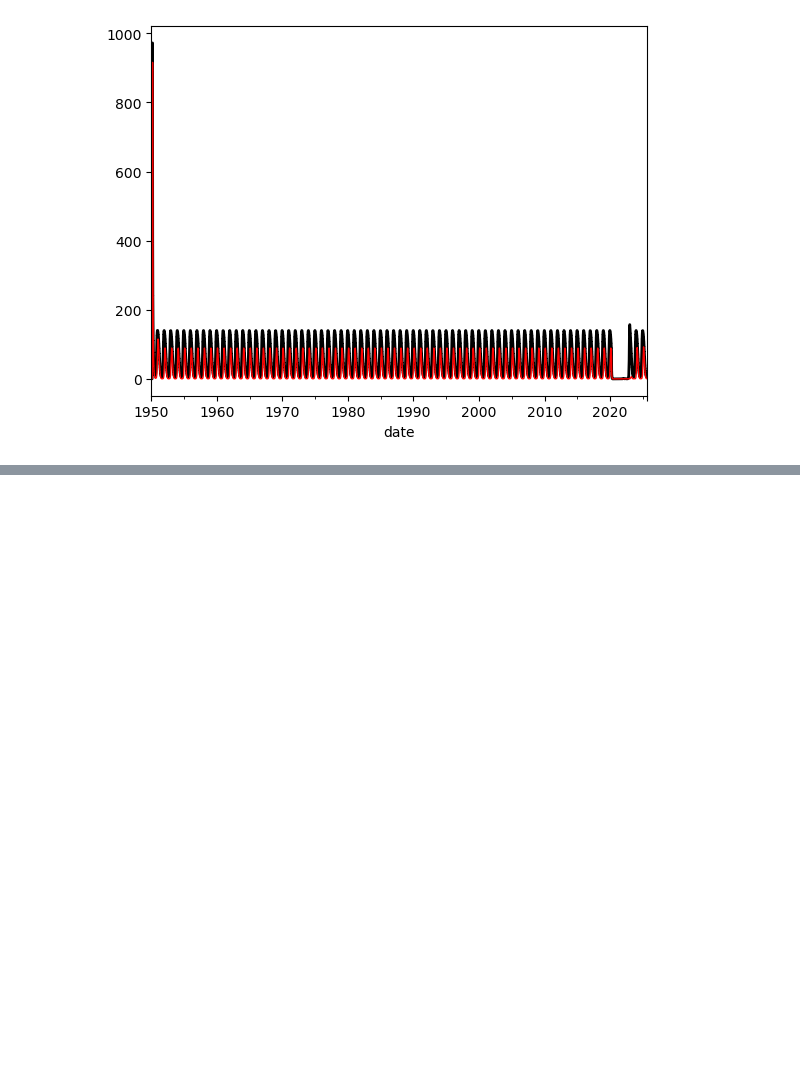
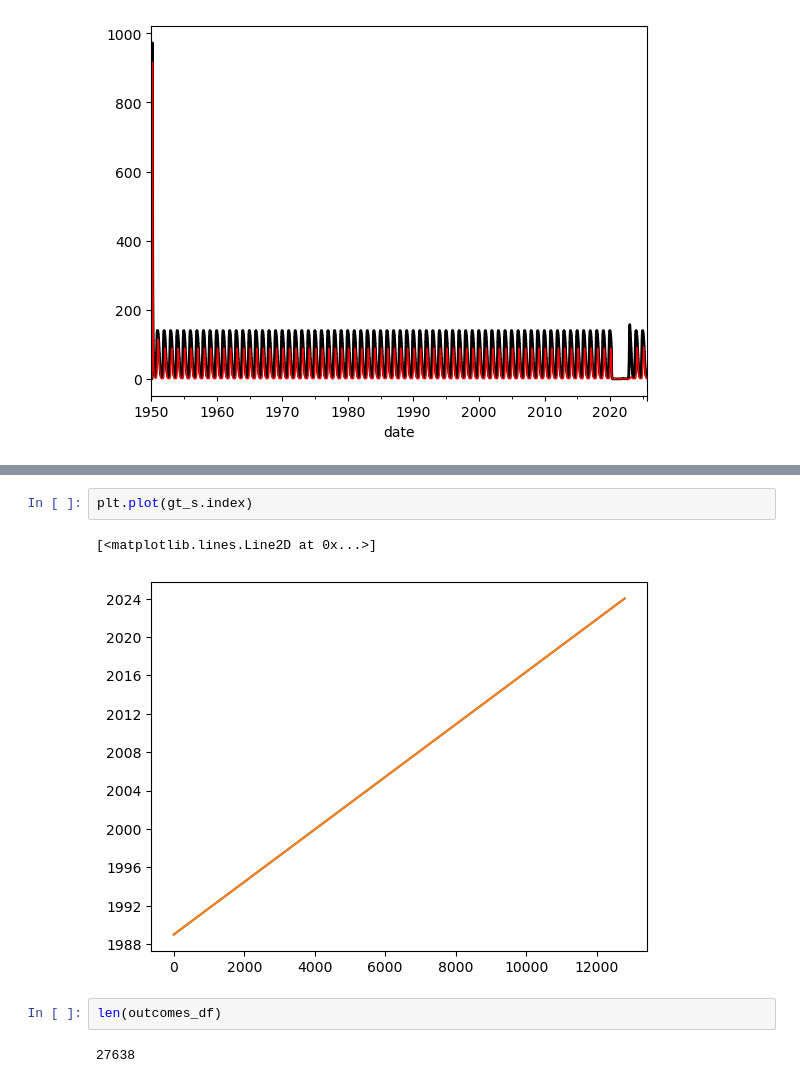
Before and after one commit to jcblemai/flepiMoP_Notebooks, a Jupyter notebook: emcee_try copy.ipynb, the cells around one changed output, grey strips where cells are left out. Saved outputs shown, nothing was run; the diff lists cells and outputs as text; blank space fills up the shorter version.

```diff
--- a/emcee_try copy.ipynb
+++ b/emcee_try copy.ipynb
@@ -250,0 +319,9 @@ outcomes_df.set_index("date")["incidH"].plot(lw=1, c='r')
+# %%
+plt.plot(gt_s.index)
+# %% [output]
+[<matplotlib.lines.Line2D at 0x...>]
+[figure, added]
+# %%
+len(outcomes_df)
+# %% [output]
+27638
```
Also changed, not shown: parts of 21 cells of this notebook.
